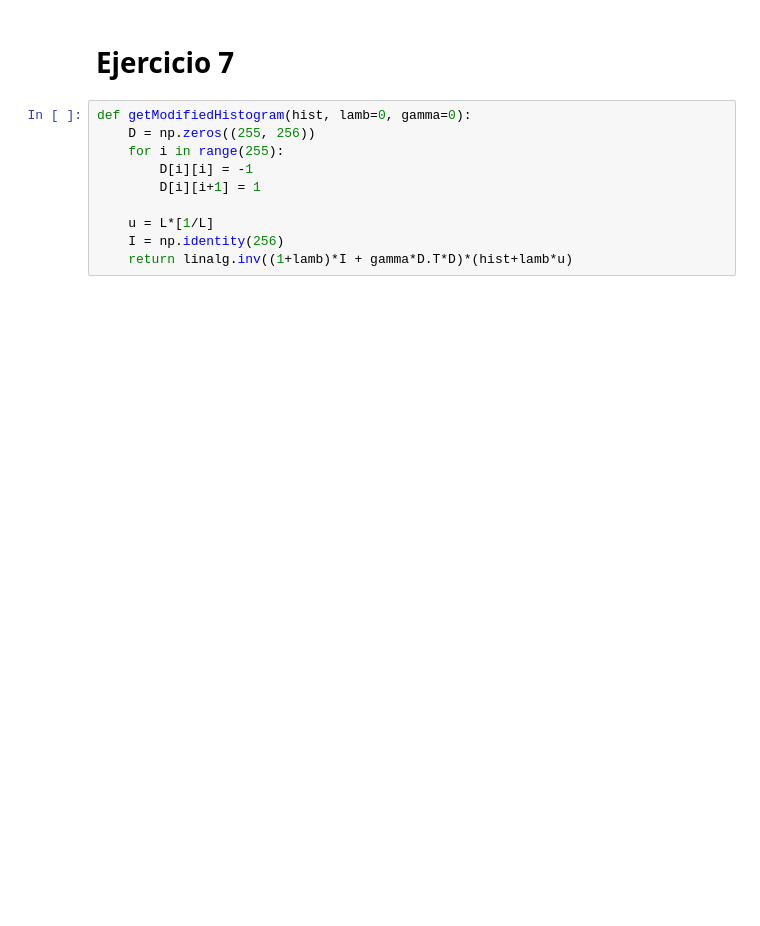
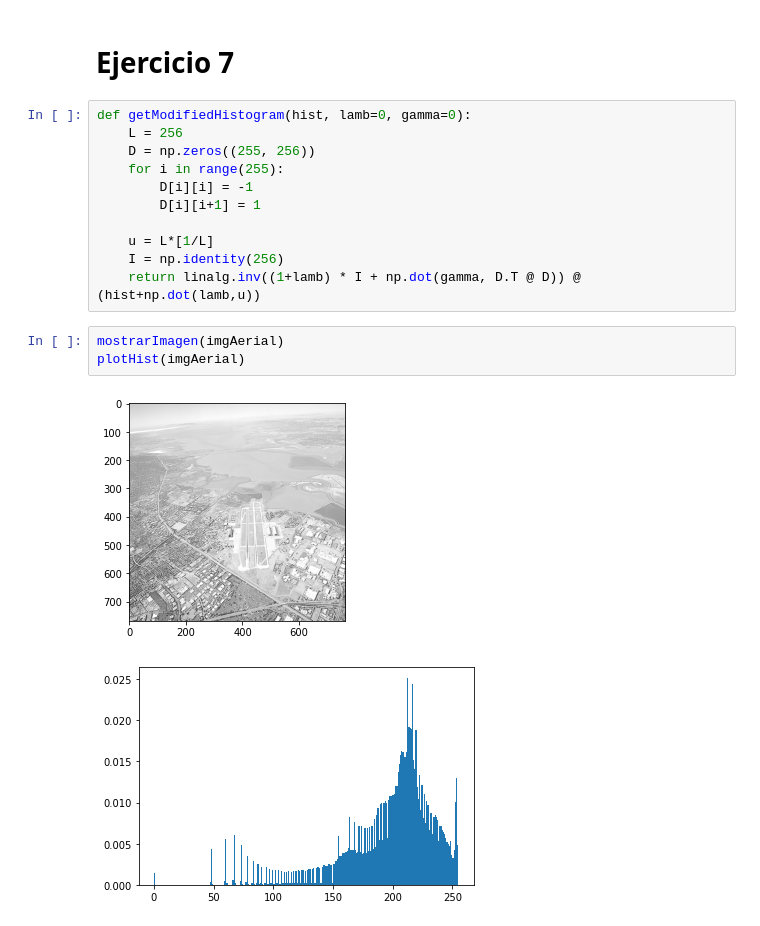
Before and after one commit to maurosch/Procesamiento-Digital-de-Imagenes, a Jupyter notebook: Guias/1 - Operadores puntuales e histograma.ipynb, the cells around one changed output. Drawn from its saved outputs; the diff is of its cells as text; blank space fills up the shorter version.

```diff
--- a/Guias/1 - Operadores puntuales e histograma.ipynb
+++ b/Guias/1 - Operadores puntuales e histograma.ipynb
@@ -253,6 +238,7 @@ imgHE = applyTransformation(imgAerial, T)
 # Ejercicio 7
 # %%
 def getModifiedHistogram(hist, lamb=0, gamma=0):
+    L = 256
     D = np.zeros((255, 256))
     for i in range(255):
         D[i][i] = -1
@@ -260,4 +246,10 @@ def getModifiedHistogram(hist, lamb=0, gamma=0):
 
     u = L*[1/L]
     I = np.identity(256)
-    return linalg.inv((1+lamb)*I + gamma*D.T*D)*(hist+lamb*u)
+    return linalg.inv((1+lamb) * I + np.dot(gamma, D.T @ D)) @ (hist+np.dot(lamb,u))
+# %%
+mostrarImagen(imgAerial)
+plotHist(imgAerial)
+# %% [output]
+[figure, added]
+[figure, added]
```
Also changed, not shown: parts of 17 cells of this notebook.
